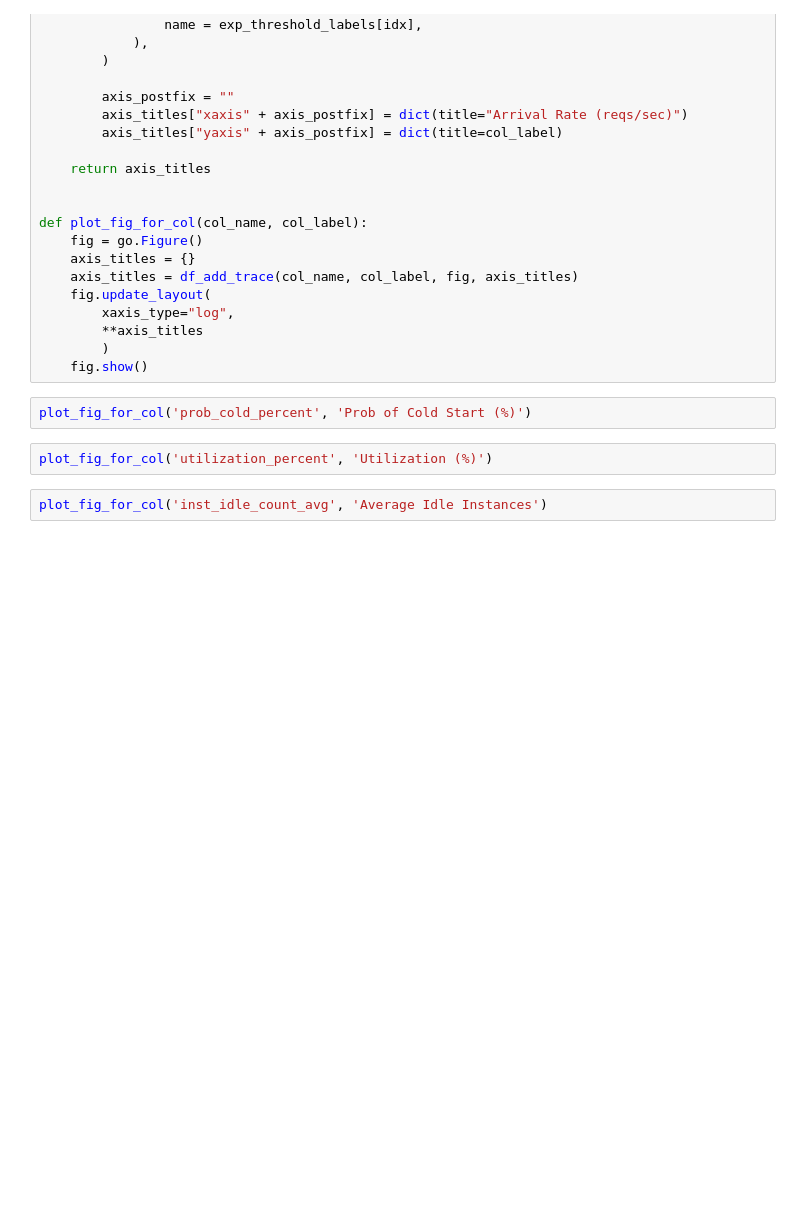
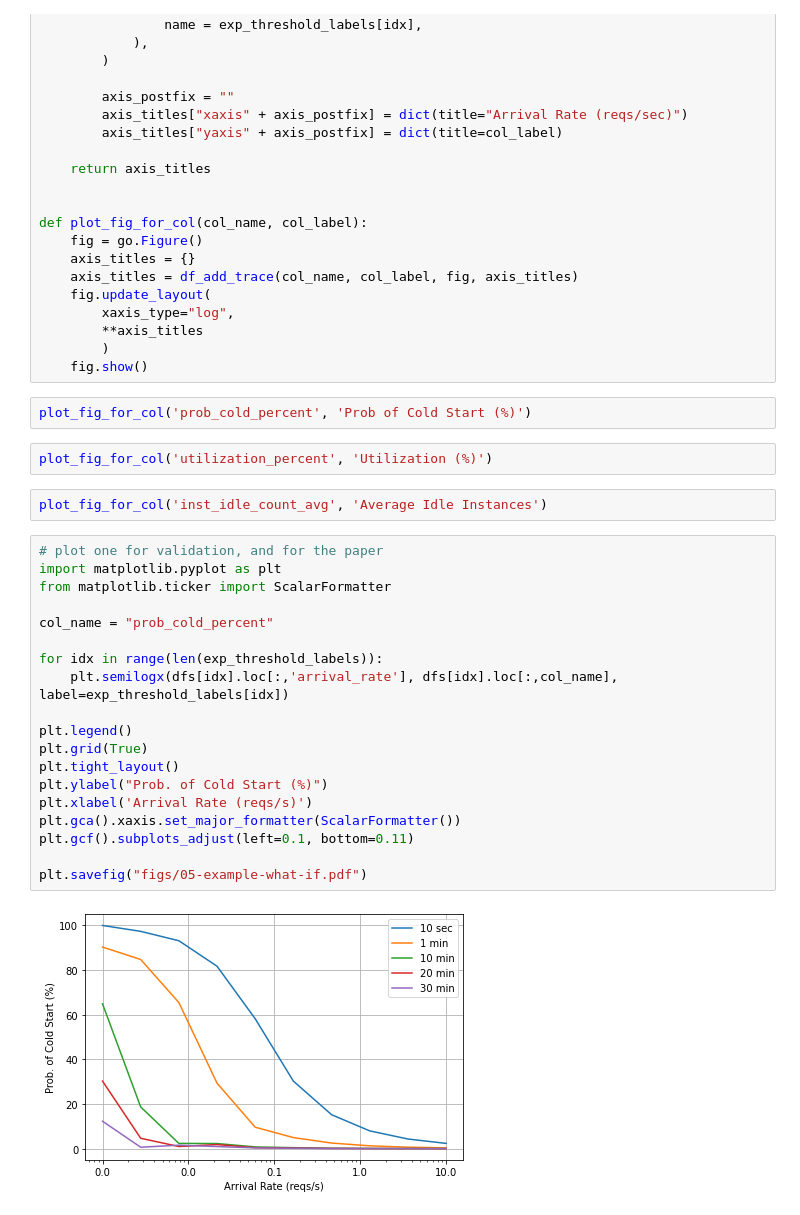
Before and after one commit to pacslab/simfaas, a Jupyter notebook: examples/08-plotly-interactive-plots.ipynb, the cells around one changed output. Drawn from its saved outputs; the diff is of its cells as text; blank space fills up the shorter version.

Commit message:
added what if using matplotlib

```diff
--- a/examples/08-plotly-interactive-plots.ipynb
+++ b/examples/08-plotly-interactive-plots.ipynb
@@ -212,3 +212,24 @@ plot_fig_for_col('prob_cold_percent', 'Prob of Cold Start (%)')
 plot_fig_for_col('utilization_percent', 'Utilization (%)')
 # %%
 plot_fig_for_col('inst_idle_count_avg', 'Average Idle Instances')
+# %%
+# plot one for validation, and for the paper
+import matplotlib.pyplot as plt
+from matplotlib.ticker import ScalarFormatter
+
+col_name = "prob_cold_percent"
+
+for idx in range(len(exp_threshold_labels)):
+    plt.semilogx(dfs[idx].loc[:,'arrival_rate'], dfs[idx].loc[:,col_name], label=exp_threshold_labels[idx])
+
+plt.legend()
+plt.grid(True)
+plt.tight_layout()
+plt.ylabel("Prob. of Cold Start (%)")
+plt.xlabel('Arrival Rate (reqs/s)')
+plt.gca().xaxis.set_major_formatter(ScalarFormatter())
+plt.gcf().subplots_adjust(left=0.1, bottom=0.11)
+
+plt.savefig("figs/05-example-what-if.pdf")
+# %% [output]
+[figure, added]
```
Also changed, not shown: parts of 2 cells of this notebook.
